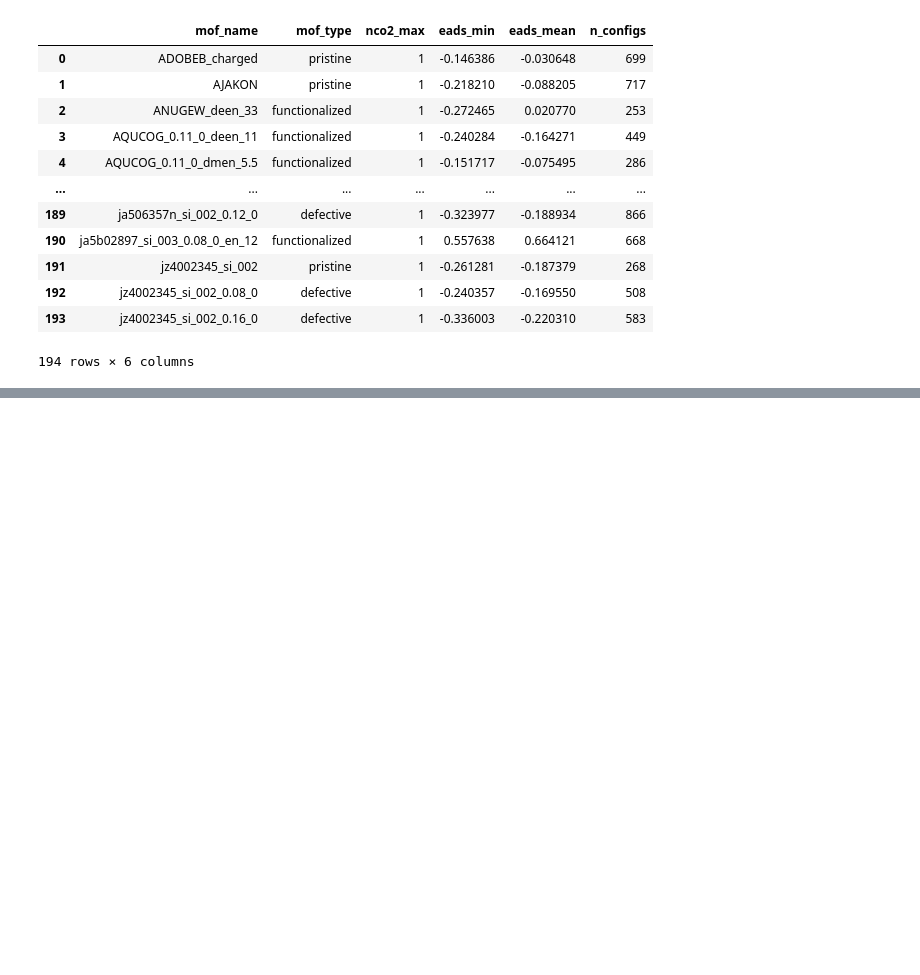
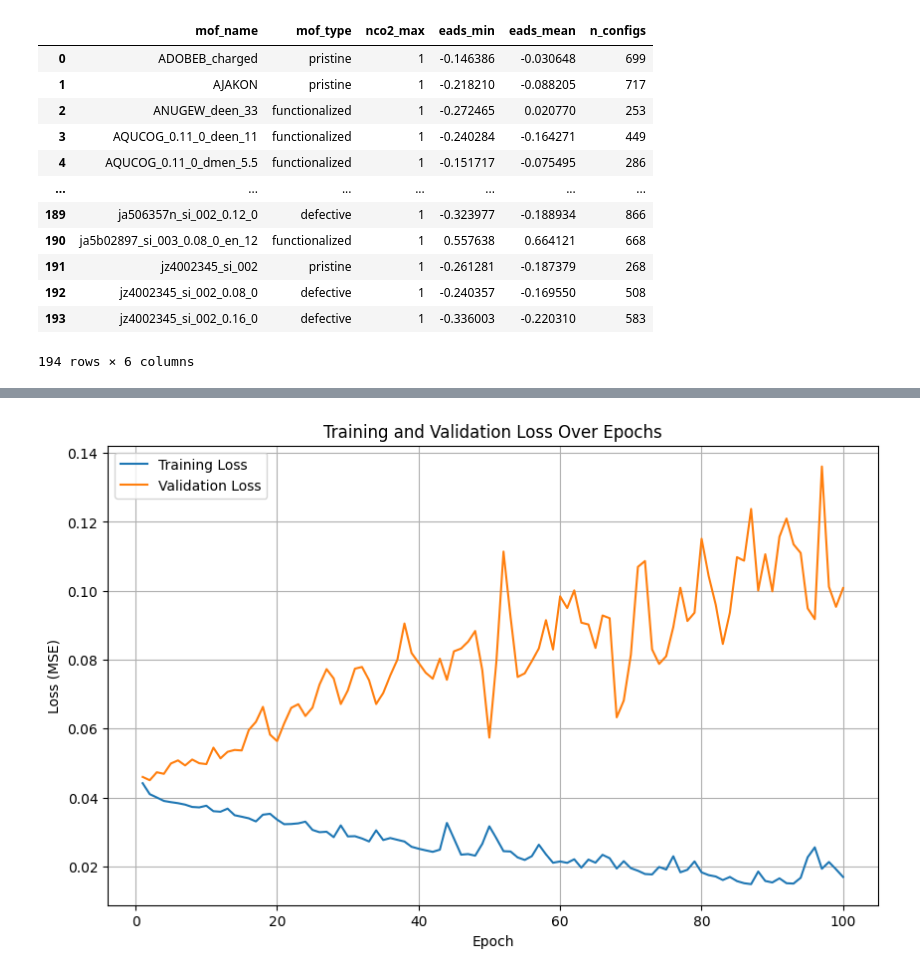
Before and after one commit to semmatoninn/CHE1148_MOFs_AtomicWizards, a Jupyter notebook: MOFs_E3GNN__AtomicWizards.ipynb, the cells around one changed output, grey strips where cells are left out. Saved outputs shown, nothing was run; the diff lists cells and outputs as text; code cells hidden in the pictures; blank space fills up the shorter version.

```diff
--- a/MOFs_E3GNN__AtomicWizards.ipynb
+++ b/MOFs_E3GNN__AtomicWizards.ipynb
@@ -223,0 +411,8 @@ plt.show()
+# %%
+#initialize, loss function and optimizer
+num_node_features = 64 # Dimension for node embeddings
+hidden_channels = 128 # Hidden channels in GCNConv layers
+
+model = GNNModel(num_node_features=num_node_features, hidden_channels=hidden_channels)
+loss_fn = nn.MSELoss() # Mean Squared Error for regression
+optimizer = torch.optim.Adam(model.parameters(), lr=0.001)
@@ -223,0 +443,22 @@ plt.show()
+# %%
+batch_size = 32
+
+train_loader = DataLoader(train_dataset, batch_size=batch_size, shuffle=True)
+val_loader = DataLoader(val_dataset, batch_size=batch_size, shuffle=False)
+test_loader = DataLoader(test_dataset, batch_size=batch_size, shuffle=False)
+# %%
+epochs = 100 # Define the number of epochs
+
+train_losses = []
+val_losses = []
+
+for epoch in range(epochs):
+    train_loss = train(model, optimizer, loss_fn, train_loader)
+    val_loss = evaluate(model, loss_fn, val_loader)
+    train_losses.append(train_loss)
+    val_losses.append(val_loss)
+    print(f'Epoch: {epoch+1:03d}, Train Loss: {train_loss:.4f}, Val Loss: {val_loss:.4f}')
+
+# Final evaluation on the test set
+test_loss = evaluate(model, loss_fn, test_loader)
+print(f'\nTest Loss: {test_loss:.4f}')
@@ -223,0 +483,12 @@ plt.show()
+# %%
+plt.figure(figsize=(10, 6))
+plt.plot(range(1, epochs + 1), train_losses, label='Training Loss')
+plt.plot(range(1, epochs + 1), val_losses, label='Validation Loss')
+plt.xlabel('Epoch')
+plt.ylabel('Loss (MSE)')
+plt.title('Training and Validation Loss Over Epochs')
+plt.legend()
+plt.grid(True)
+plt.show()
+# %% [output]
+[figure, added]
```
Also changed, not shown: parts of 38 cells of this notebook.
